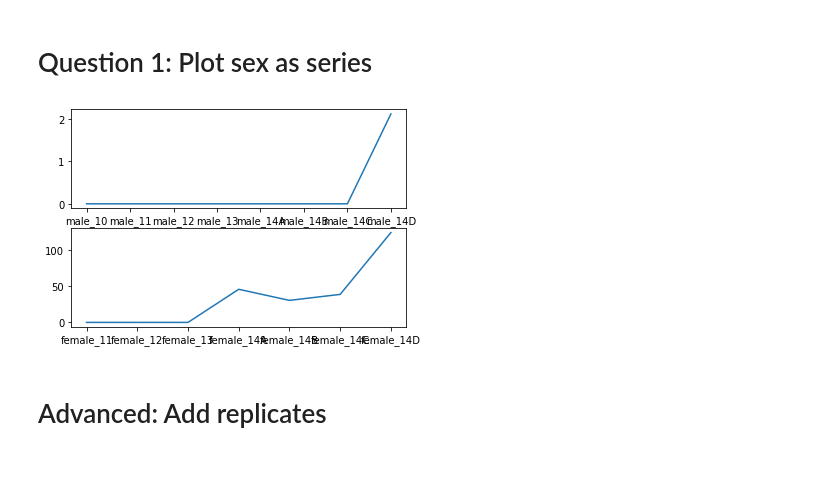
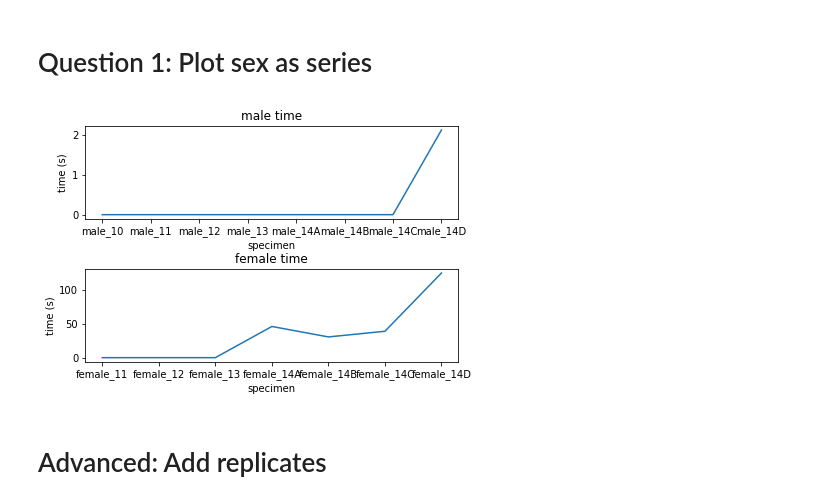
Before and after one commit to axu-bioinfo/qbb2020-answers, a Jupyter notebook: day1-lunch/lunch_03_fpkm_expression.ipynb, the cells around one changed output. Saved outputs shown, nothing was run; the diff lists cells and outputs as text; code cells hidden in the pictures; blank space fills up the shorter version.

Commit message:
graphed the sexes

```diff
--- a/day1-lunch/lunch_03_fpkm_expression.ipynb
+++ b/day1-lunch/lunch_03_fpkm_expression.ipynb
@@ -108,15 +108,18 @@ female = FBtr0331261_df[10:]
 # %%
 #plot the sexes
 fig, ax = plt.subplots(2)
 ax[0].plot(male.index, male )
 ax[0].title.set_text("male time")
 ax[0].set_xlabel("specimen")
-ax[0].set_ylabel("chromosome count")
+ax[0].set_ylabel("time (s)")
 ax[1].plot(female.index, female)
-ax[0].title.set_text("female time")
+ax[1].title.set_text("female time")
+ax[1].set_xlabel("specimen")
+ax[1].set_ylabel("time (s)")
+fig.tight_layout(pad=0.2)
 plt.show()
 # %% [output]
-[figure, old version]
+[figure, new version]
 # %% [markdown]
 # Advanced: Add replicates
 # %% [markdown]
```
